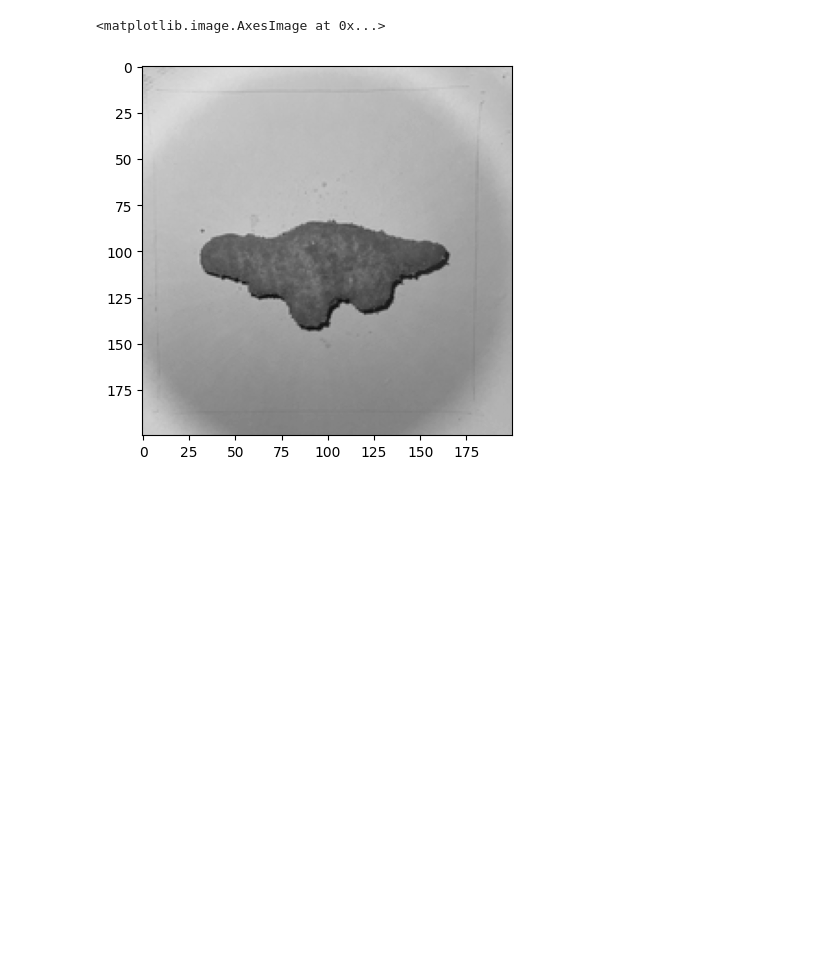
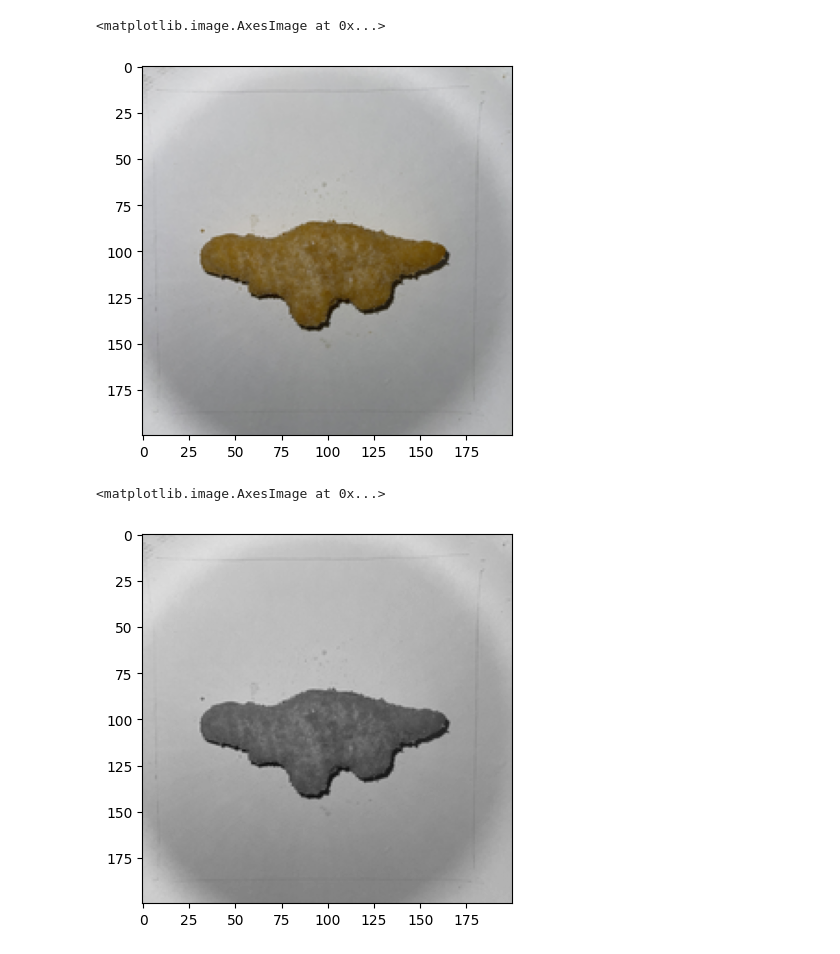
Before and after one commit to GarveyJLi/Dino-Nuggetology, a Jupyter notebook: edge_det_testing/edge_det.ipynb, the cells around one changed output. Drawn from its saved outputs; the diff is of its cells as text; code cells hidden in the pictures; blank space fills up the shorter version.

```diff
--- a/edge_det_testing/edge_det.ipynb
+++ b/edge_det_testing/edge_det.ipynb
@@ -158,6 +158,15 @@ def get_transformation_matrix(img_hgt, img_wdt, rot):
      h = ht@hr@ht_inv
 
      return h
+# %%
+img_path = 'test_imgs/IMG_0001.jpg'
+rgb_img = Image.open(img_path).resize((200, 200), resample=Image.LANCZOS)
+rgb_img.load()
+data = np.asarray(rgb_img, dtype="uint8")
+plt.imshow(data)
+# %% [output]
+<matplotlib.image.AxesImage at 0x...>
+[figure, added]
 # %%
 img_path = 'test_imgs/IMG_0001.jpg'
 gray_img = load_gray_image(img_path)
```
Also changed, not shown: parts of 4 cells of this notebook, 2 other files.
